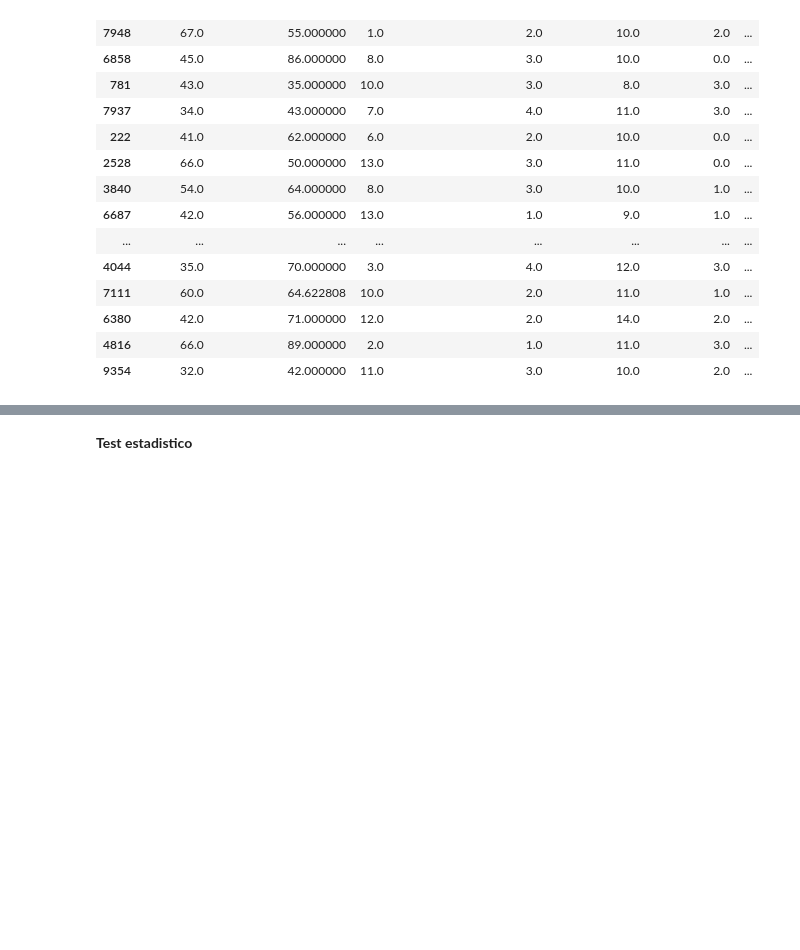
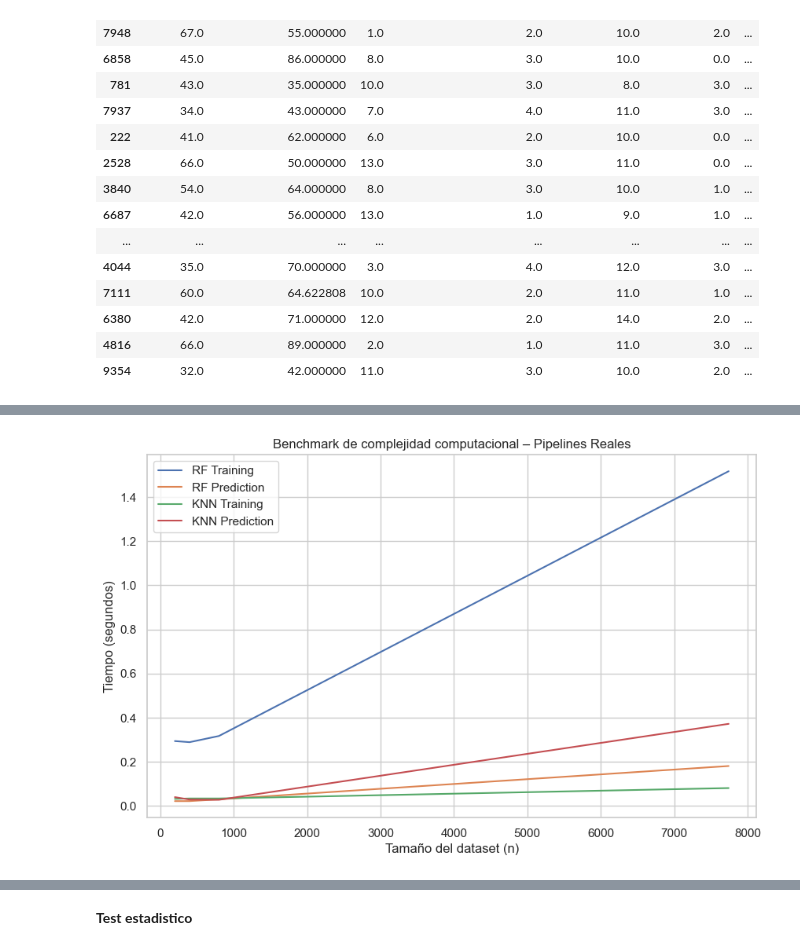
Before and after one commit to baframirez/Prediction-Dog-Breed-Health, a Jupyter notebook: Code.ipynb, the cells around one changed output, grey strips where cells are left out. Cells and saved outputs as stored; diff of their text form; code cells hidden in the pictures; blank space fills up the shorter version.

Commit message:
Added Benchmarks and model test

```diff
--- a/Code.ipynb
+++ b/Code.ipynb
@@ -121,7 +121,7 @@ df.to_csv(output_file, index=False)
 # %% [output]
 '\n# Hacemos drop de las clase objetivo NaN para eliminar el sesgo problemas con la prediccion y evitar riesgos de ruido\ndf = df.dropna(subset=["Healthy"])\ndf = df.reset_index(drop = True)\n# --- 4. ...
 # %%
-df = pd.read_csv("teste_weka.csv", index_col = 0)
+df = pd.read_csv("dataset_all.csv", index_col = 0)
 
 df.info()
 # %% [output]
@@ -702,25 +439,35 @@ from sklearn.neighbors import KNeighborsClassifier
 from sklearn.ensemble import RandomForestClassifier
 from sklearn.metrics import classification_report
 
+
 # ==========================================
 # PASO 0: CARGA Y LIMPIEZA INICIAL
 # ==========================================
 # Asumimos que 'df' ya está cargado
+# Eliminamos filas donde la variable objetivo 'Healthy' sea nula
 df_clean = df.dropna(subset=['Healthy']).copy()
 
 # Separar Features (X) y Target (y)
+
 X = df_clean.drop('Healthy', axis=1)
 y = df_clean['Healthy']
 
 # ==========================================
-# PASO 1: DIVISIÓN DE DATOS (SPLIT)
+# PASO 1: DIVISIÓN DE DATOS (80% Train / 10% Val / 10% Test)
 # ==========================================
-X_train, X_test, y_train, y_test = train_test_split(
+# Primera división: 80% Train vs 20% Temporal
+X_train, X_temp, y_train, y_temp = train_test_split(
     X, y, test_size=0.2, random_state=42, stratify=y
 )
 
-print(f"Entrenamiento: {X_train.shape}")
-print(f"Prueba (Test): {X_test.shape}")
+# Segunda división: Dividimos el 20% temporal en dos partes iguales (10% + 10%)
+X_val, X_test, y_val, y_test = train_test_split(
+    X_temp, y_temp, test_size=0.5, random_state=42, stratify=y_temp
+)
+
+print(f"Entrenamiento (80%): {X_train.shape}")
+print(f"Validación (10%):    {X_val.shape}")
+print(f"Prueba/Test (10%):   {X_test.shape}")
 
 # ==========================================
 # PASO 2: ESTRATEGIA DE COLUMNAS
@@ -733,6 +480,10 @@ cols_categoricas = X.select_dtypes(include=['object', 'category']).columns.tolis
 # ==========================================
 # PASO 3 Y 4: PREPROCESADORES Y PIPELINES
 # ==========================================
+# Para atributos numericos con distribucion normal: Aplicamos imputación por la media.
+# Para atributos numericos con distribución no normal: Imputación por la mediana.
+# Par atributos categoricos: Imputación por la moda.
+
 # --- PREPROCESADOR KNN ---
 preprocessor_knn = ColumnTransformer([
     ('num_normal', Pipeline([
@@ -773,6 +524,61 @@ pipeline_rf = Pipeline([
         class_weight='balanced'
     ))
 ])
+
+# ==========================================
+# BENCHMARK ADAPTADO A TUS PIPELINES
+# ==========================================
+import time
+import matplotlib.pyplot as plt
+
+# Vamos a evaluar el tiempo para distintos tamaños del set de entrenamiento
+sizes = [200, 400, 800, len(X_train)]  # Ajustable según tu dataset
+
+rf_train_times = []
+rf_pred_times = []
+knn_train_times = []
+knn_pred_times = []
+
+for n in sizes:
+    print(f"\n⏳ Benchmark con n = {n} muestras...")
+
+    X_subset = X_train.iloc[:n]
+    y_subset = y_train.iloc[:n]
+
+    # ===== RANDOM FOREST =====
+    start = time.time()
+    pipeline_rf.fit(X_subset, y_subset)
+    rf_train_times.append(time.time() - start)
+
+    start = time.time()
+    pipeline_rf.predict(X_subset)
+    rf_pred_times.append(time.time() - start)
+
+    # ===== KNN =====
+    start = time.time()
+    pipeline_knn.fit(X_subset, y_subset)
+    knn_train_times.append(time.time() - start)
+
+    start = time.time()
+    pipeline_knn.predict(X_subset)
+    knn_pred_times.append(time.time() - start)
+
+# ==========================================
+# GRÁFICO DEL BENCHMARK
+# ==========================================
+plt.figure(figsize=(10,6))
+plt.plot(sizes, rf_train_times, label="RF Training")
+plt.plot(sizes, rf_pred_times, label="RF Prediction")
+plt.plot(sizes, knn_train_times, label="KNN Training")
+plt.plot(sizes, knn_pred_times, label="KNN Prediction")
+
+plt.xlabel("Tamaño del dataset (n)")
+plt.ylabel("Tiempo (segundos)")
+plt.title("Benchmark de complejidad computacional – Pipelines Reales")
+plt.legend()
+plt.grid(True)
+plt.show()
+
 
 # ==========================================
 # PASO 5: EVALUACIÓN ESTADÍSTICA (MODIFICADO)
@@ -833,6 +639,7 @@ else:
         ganador = "KNN (Por media simple)"
         modelo_ganador = pipeline_knn
 
+"""
 # ==========================================
 # PASO 6: ENTRENAMIENTO FINAL
 # ==========================================
@@ -843,4 +650,5 @@ modelo_ganador.fit(X_train, y_train)
 print("\n--- Evaluación Final en TEST SET (Datos nunca vistos) ---")
 y_pred_test = modelo_ganador.predict(X_test)
 print(classification_report(y_test, y_pred_test))
+"""
 # %% [output]
@@ -863,0 +666 @@ weighted avg       0.93      0.93      0.93      1936
+[figure, added]
```
Also changed, not shown: parts of 21 cells of this notebook, 6 other files.
